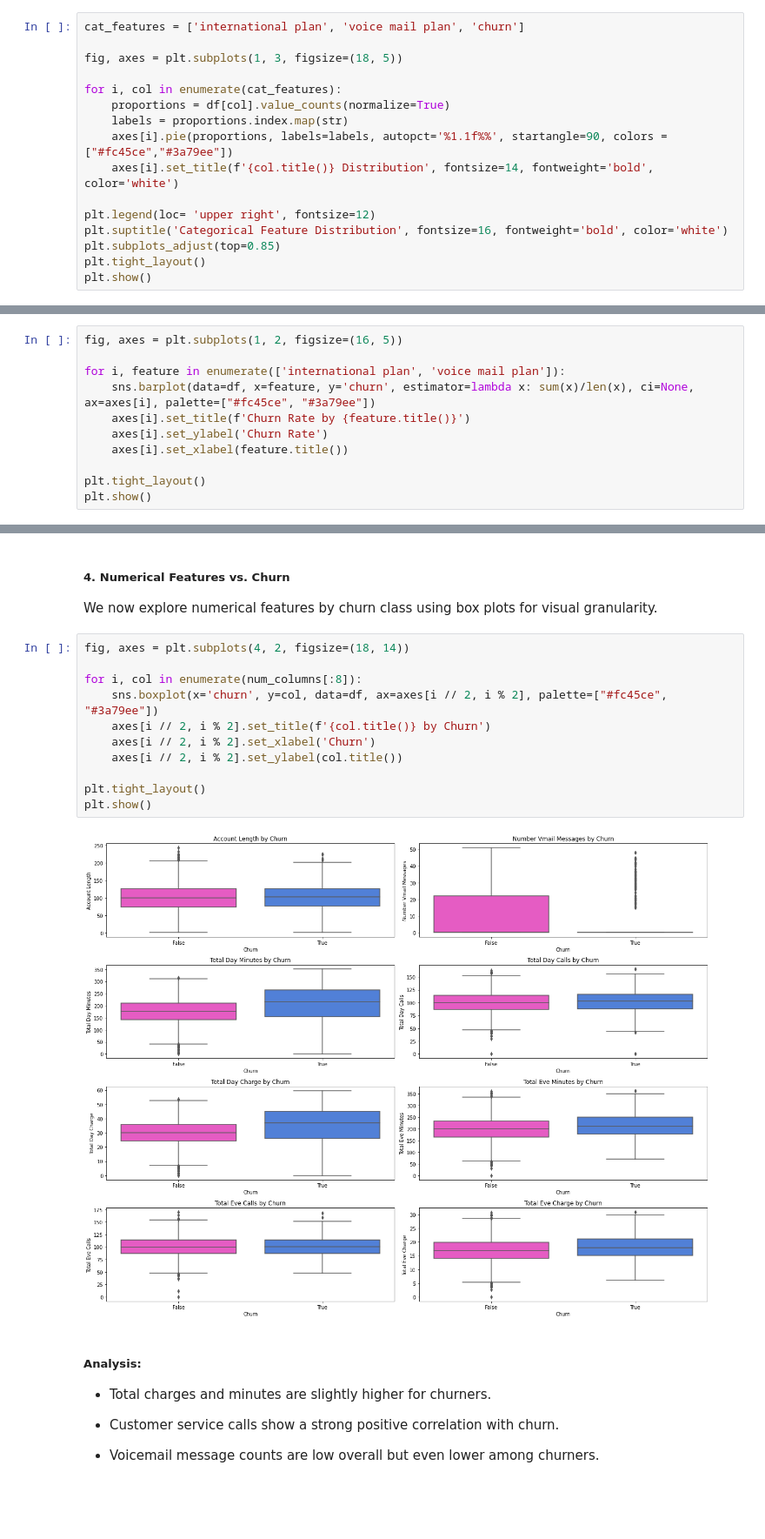
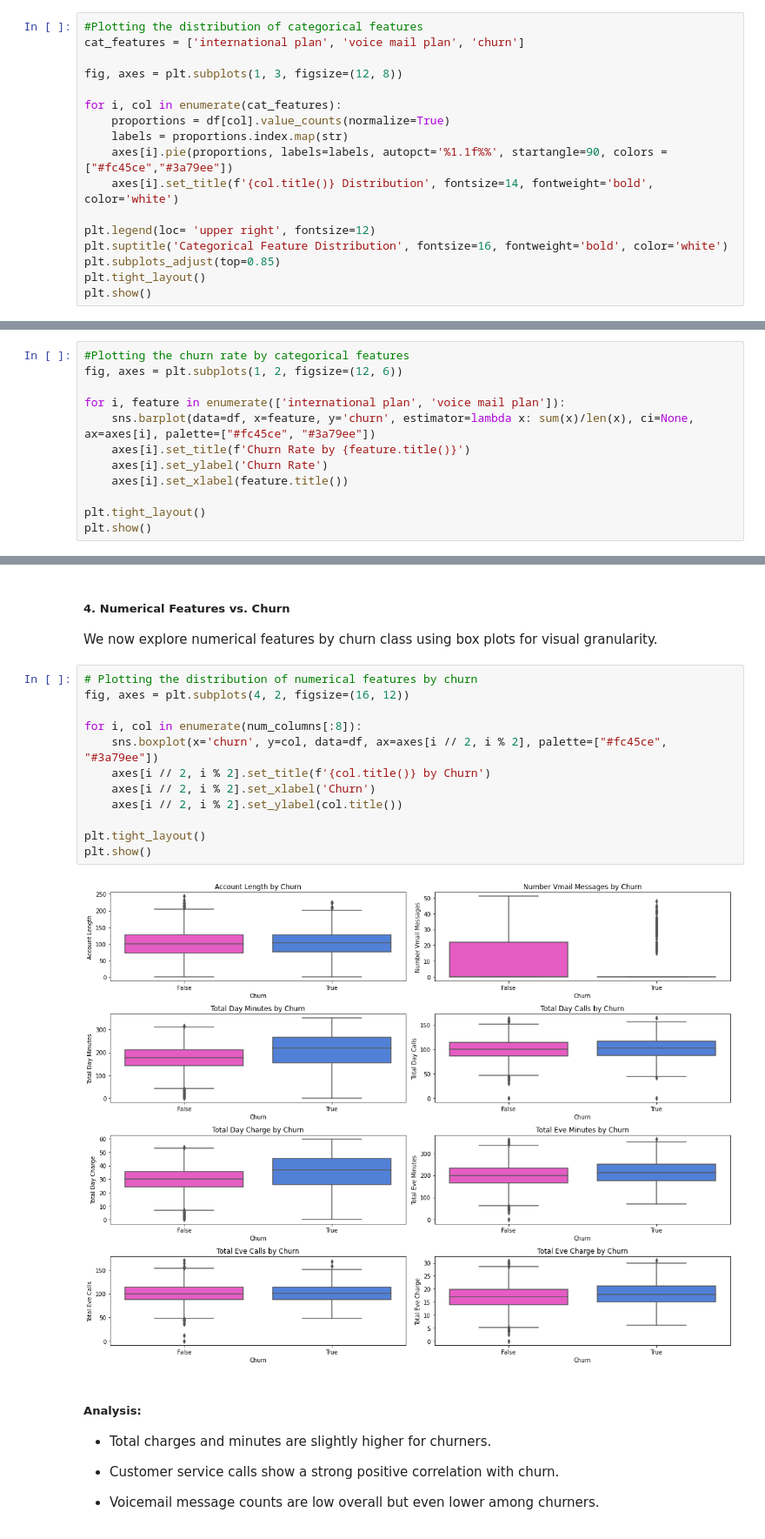
Before and after one commit to Shemnderitu/SyriaTel-Customer-Churn-Project, a Jupyter notebook: churn_prediction.ipynb, the cells around one changed output, grey strips where cells are left out. Shown at 87% size. Saved outputs shown, nothing was run; the diff lists cells and outputs as text; blank space fills up the shorter version.

```diff
--- a/churn_prediction.ipynb
+++ b/churn_prediction.ipynb
@@ -183,9 +165,10 @@ df["state"] = le.fit_transform(df["state"])
 
 We'll start by visualizing the distribution of key categorical features using pie charts for a more visual representation of proportions.
 # %%
+#Plotting the distribution of categorical features
 cat_features = ['international plan', 'voice mail plan', 'churn']
 
-fig, axes = plt.subplots(1, 3, figsize=(18, 5))
+fig, axes = plt.subplots(1, 3, figsize=(12, 8))
 
 for i, col in enumerate(cat_features):
     proportions = df[col].value_counts(normalize=True)
@@ -239,7 +222,8 @@ plt.show()
 ##### 3. Churn Distribution by Plan Subscription
 Here, we analyze how subscription to specific services relates to churn using grouped bar charts.
 # %%
-fig, axes = plt.subplots(1, 2, figsize=(16, 5))
+#Plotting the churn rate by categorical features
+fig, axes = plt.subplots(1, 2, figsize=(12, 6))
 
 for i, feature in enumerate(['international plan', 'voice mail plan']):
     sns.barplot(data=df, x=feature, y='churn', estimator=lambda x: sum(x)/len(x), ci=None, ax=axes[i], palette=["#fc45ce", "#3a79ee"])
@@ -260,18 +244,19 @@ plt.show()
 ##### 4. Numerical Features vs. Churn
 We now explore numerical features by churn class using box plots for visual granularity.
 # %%
-fig, axes = plt.subplots(4, 2, figsize=(18, 14))
+# Plotting the distribution of numerical features by churn
+fig, axes = plt.subplots(4, 2, figsize=(16, 12))
 
 for i, col in enumerate(num_columns[:8]):
     sns.boxplot(x='churn', y=col, data=df, ax=axes[i // 2, i % 2], palette=["#fc45ce", "#3a79ee"])
     axes[i // 2, i % 2].set_title(f'{col.title()} by Churn')
     axes[i // 2, i % 2].set_xlabel('Churn')
     axes[i // 2, i % 2].set_ylabel(col.title())
 
 plt.tight_layout()
 plt.show()
 # %% [output]
-[figure, old version]
+[figure, new version]
 # %% [markdown]
 ##### Analysis:
 - Total charges and minutes are slightly higher for churners.
```
Also changed, not shown: parts of 23 cells of this notebook.
